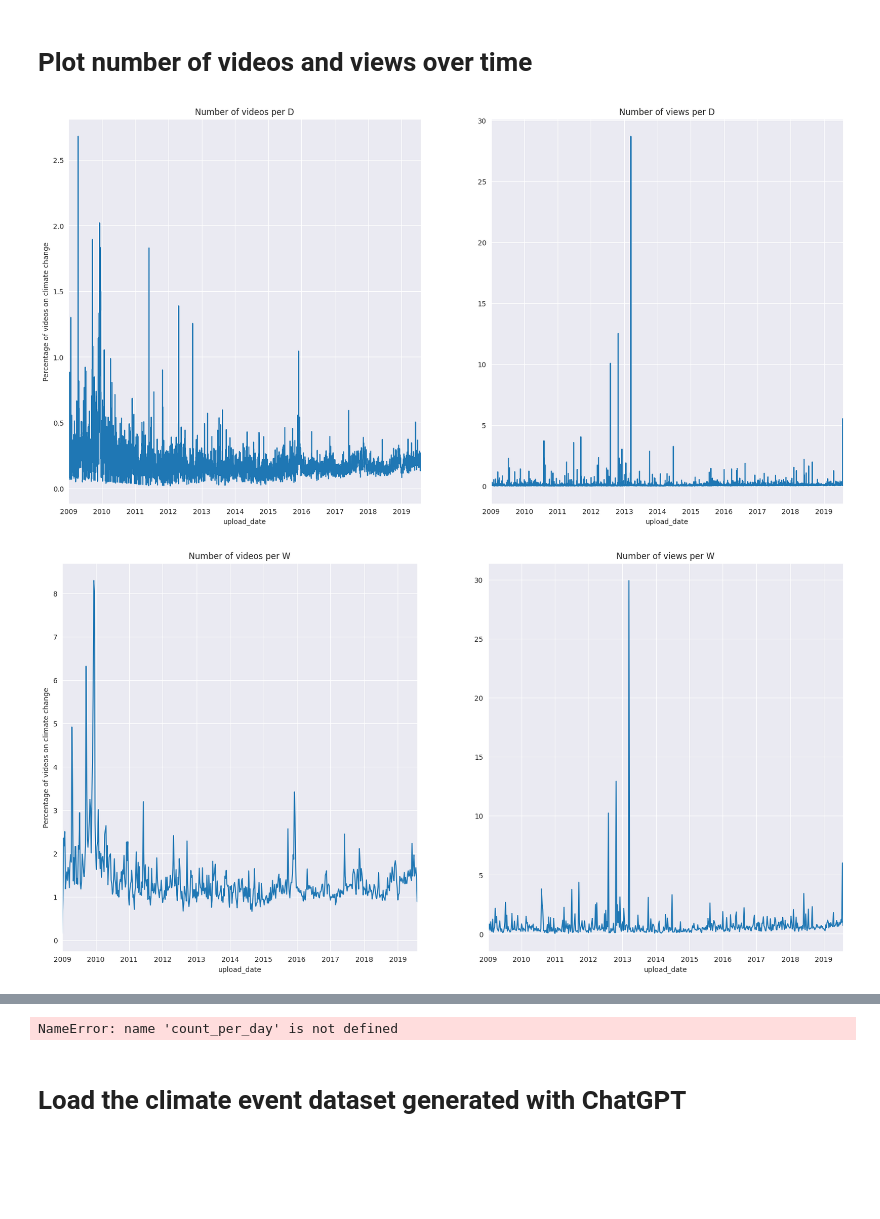
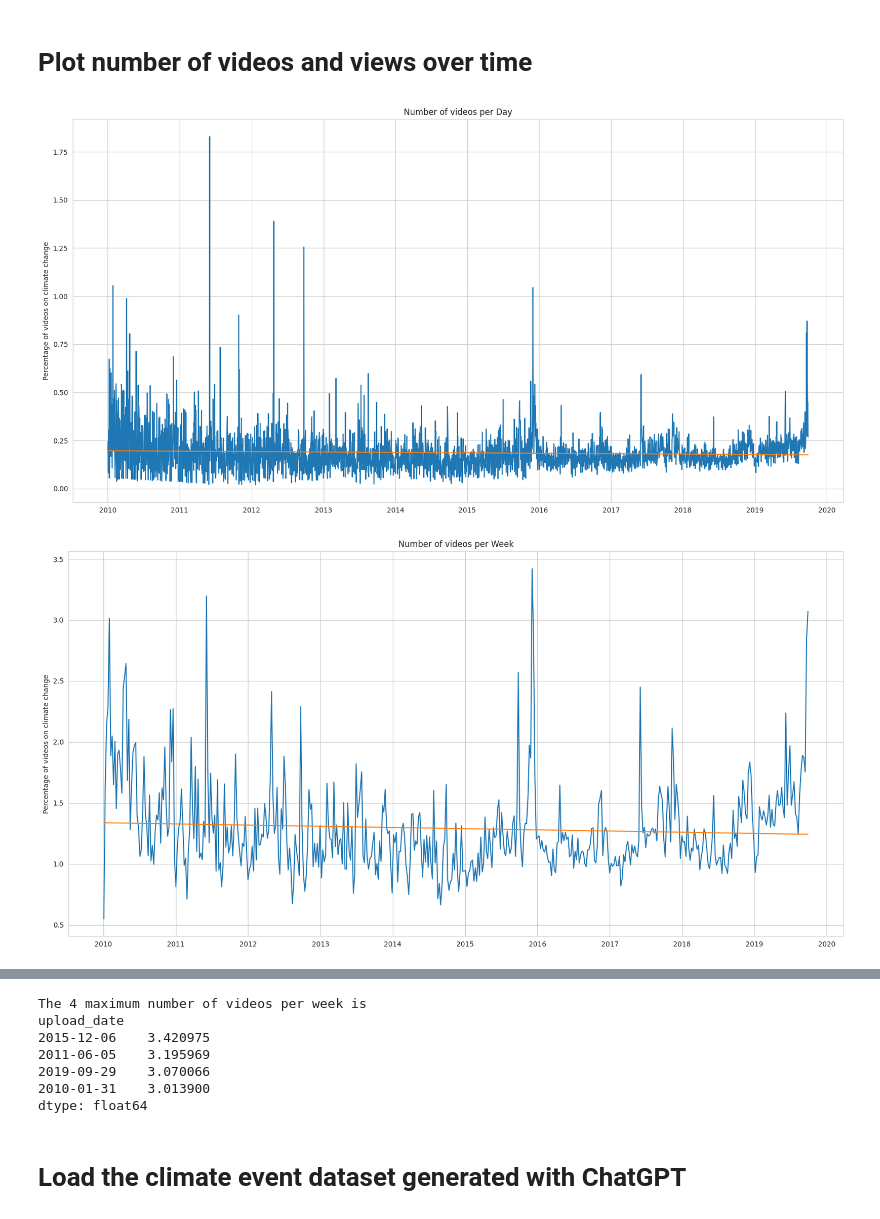
Before and after one commit to agatha-duzan/ada-2023-project-fadamily, a Jupyter notebook: final.ipynb, the cells around one changed output, grey strips where cells are left out. Drawn from its saved outputs; the diff is of its cells as text; code cells hidden in the pictures; blank space fills up the shorter version.

```diff
--- a/final.ipynb
+++ b/final.ipynb
@@ -309,14 +322,9 @@ climate_videos_count_df = pd.read_json(count_file_path, lines=True)
 # %%
-data = climate_videos_df.copy()
-data['upload_date'] = pd.to_datetime(climate_videos_df['upload_date'])
-data = data.set_index('upload_date')
-data.sort_index(inplace=True)
-
 data_count = climate_videos_count_df.copy()
 data_count.columns = ['upload_date', 'count', 'views']
 data_count.set_index('upload_date', inplace=True)
 data_count.index = pd.to_datetime(data_count.index)
 data_count.sort_index(inplace=True)
 
-data = data['2009-01-01':'2019-08-01']
-data_count = data_count['2009-01-01':'2019-08-01']
+data_count['count_mavg'] = data_count['count'].rolling(window=200).mean()
+data_count[['count', 'count_mavg']].plot(figsize=(20, 10))
@@ -339,35 +334,50 @@ dtype: int64
+# %%
+# Keep the data before the croll date
+data_count = data_count['2010':'2019-09-28']
+data = data['2010':'2019-09-28']
 # %% [markdown]
 # Compute the ratio video count and views over time
 # %%
 # Get video count and views per day
 count_per_day = data.groupby(data.index)['view_count'].count()
-views_per_day = data.groupby(data.index)['view_count'].sum()
 
 # Compute the ratio with respect to the total number of videos and views
 count_per_day = count_per_day / data_count['count'] * 100
-views_per_day = views_per_day / data_count['views'] * 100
+count_per_day.dropna(inplace=True)
 # %% [markdown]
 # Plot number of videos and views over time
 # %%
 # Create count per month and count per week
 count_per_month = count_per_day.resample('M').sum()
 count_per_week = count_per_day.resample('W').sum()
 
-# Create views per month and views per week
-views_per_month = views_per_day.resample('M').sum()
-views_per_week = views_per_day.resample('W').sum()
 
 # Aggregate the views and counts per day, week and month
-sample_rate = ['D', 'W', 'M']
+sample_rate = ['Day', 'Week', 'Month']
 counts = [count_per_day, count_per_week, count_per_month]
-views = [views_per_day, views_per_week, views_per_month]
+
+def plot_linear_fit(series: pd.Series):
+    x = np.arange(len(series))
+    y = series.values.tolist()
+
+    # Perform linear regression (degree-1 polynomial)
+    coefficients = np.polyfit(x, y, 1)
+    linear_fit = np.poly1d(coefficients)
+
+    # Generate points for the fitted line
+    x_fit = np.linspace(x.min(), x.max(), len(series))
+    y_fit = linear_fit(x_fit)
+    return y_fit
 
 # Plot the counts and views for each sample rate
 for i in range(3):
-    fig, ax = plt.subplots(1, 2, figsize=(20, 10))
-    counts[i].plot(ax=ax[0], title=f'Number of videos per {sample_rate[i]}')
-    ax[0].set_ylabel('Percentage of videos on climate change')
-    views[i].plot(ax=ax[1], title=f'Number of views per {sample_rate[i]}')
+    fig, ax = plt.subplots(1, 1, figsize=(20, 10))
+    ax.plot(counts[i].index, counts[i].values)
+    y_fit = plot_linear_fit(counts[i])
+    ax.plot(counts[i].index, y_fit)
+    ax.set_title(f'Number of videos per {sample_rate[i]}')
+    ax.set_ylabel('Percentage of videos on climate change')
+    plt.show()
 # %% [output]
-[figure, old version]
+[figure, new version]
-[figure, old version]
+[figure, new version]
@@ -375,14 +385,16 @@ for i in range(3):
 # %%
 # Extract maximum counts and view per week
-sorted_counts = count_per_day.sort_values(ascending=False)
-sorted_views = views_per_day.sort_values(ascending=False)
-
-# Print the results
+sorted_counts = count_per_week.sort_values(ascending=False)
 amount = 4
 print(f'The {amount} maximum number of videos per week is\n{sorted_counts[:amount]}\n')
-print(f'The {amount} maximum number of views per week is\n{sorted_views[:amount]}')
 # %% [output]
-NameError: name 'count_per_day' is not defined
+The 4 maximum number of videos per week is
+upload_date
+2015-12-06    3.420975
+2011-06-05    3.195969
+2019-09-29    3.070066
+2010-01-31    3.013900
+dtype: float64
 # %% [markdown]
 # Load the climate event dataset generated with ChatGPT
 # %%
```
Also changed, not shown: parts of 31 cells of this notebook, 1 other file.
